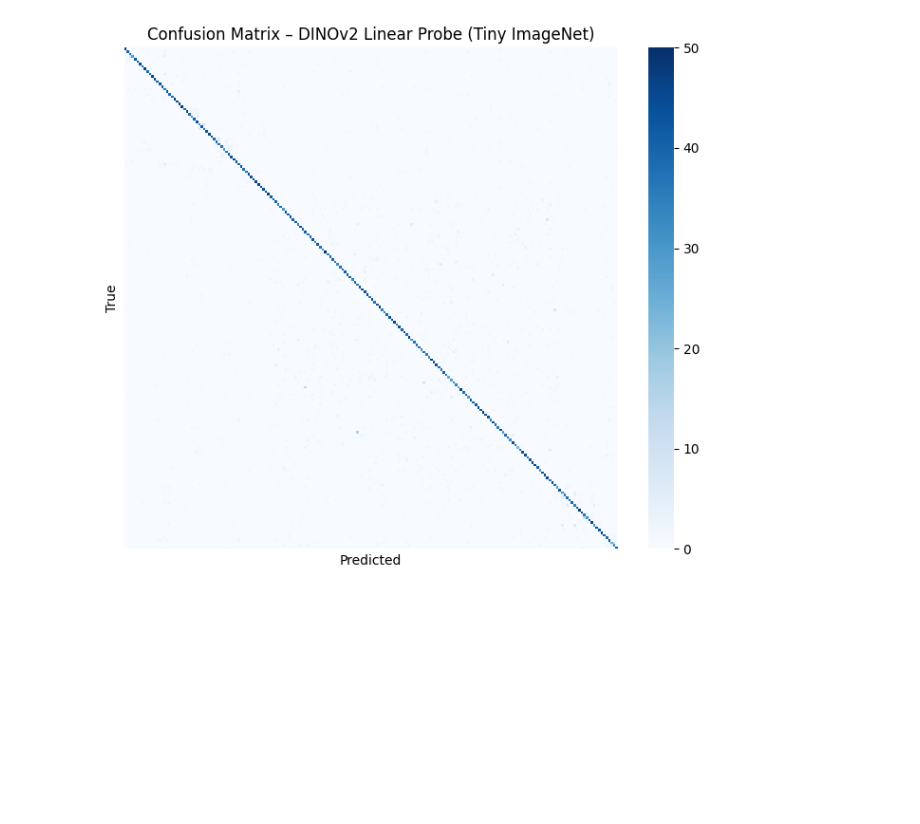
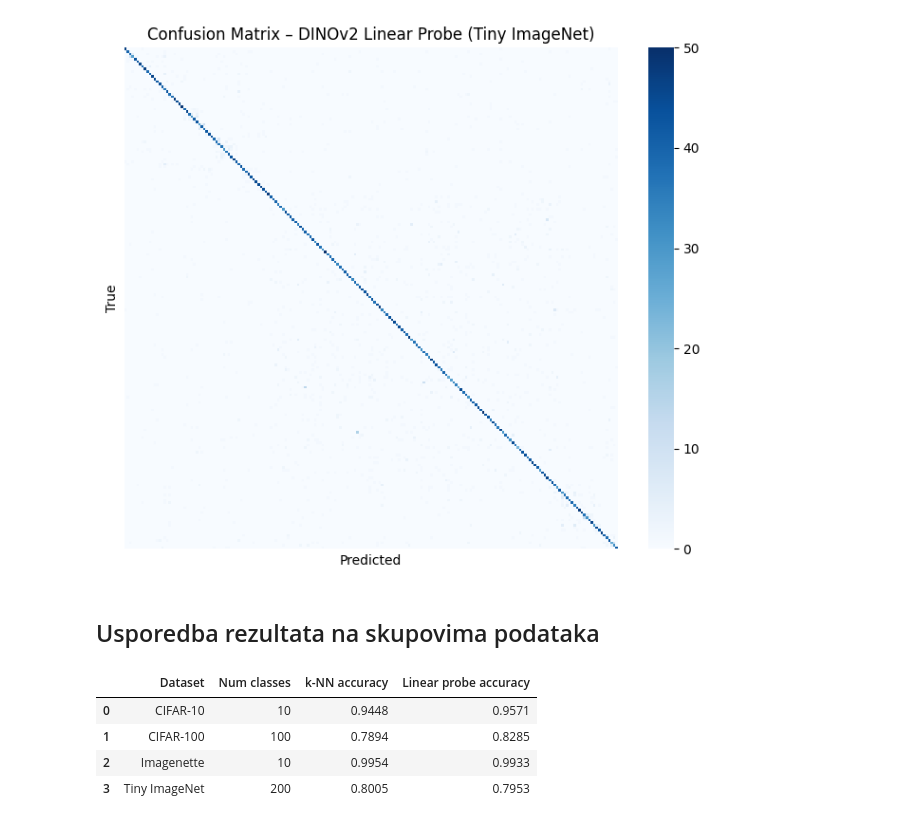
Before and after one commit to Florijan03/Diplomski-projekt, a Jupyter notebook: DinoV2.ipynb, the cells around one changed output. Saved outputs shown, nothing was run; the diff lists cells and outputs as text; code cells hidden in the pictures; blank space fills up the shorter version.

```diff
--- a/DinoV2.ipynb
+++ b/DinoV2.ipynb
@@ -693,3 +693,26 @@ plt.tight_layout()
 plt.show()
 # %% [output]
 [figure]
+# %% [markdown]
+## Usporedba rezultata na skupovima podataka
+# %%
+import pandas as pd
+import matplotlib.pyplot as plt
+import seaborn as sns
+
+# Rezultati (unesi svoje finalne brojke)
+results = {
+    "Dataset": ["CIFAR-10", "CIFAR-100", "Imagenette", "Tiny ImageNet"],
+    "Num classes": [10, 100, 10, 200],
+    "k-NN accuracy": [0.9448, 0.7894, 0.9954, 0.8005],
+    "Linear probe accuracy": [0.9571, 0.8285, 0.9933, 0.7953]
+}
+
+df = pd.DataFrame(results)
+df
+# %% [output]
+|  | Dataset | Num classes | k-NN accuracy | Linear probe accuracy |
+| 0 | CIFAR-10 | 10 | 0.9448 | 0.9571 |
+| 1 | CIFAR-100 | 100 | 0.7894 | 0.8285 |
+| 2 | Imagenette | 10 | 0.9954 | 0.9933 |
+| 3 | Tiny ImageNet | 200 | 0.8005 | 0.7953 |
```
Also changed, not shown: parts of 1 cell of this notebook.
